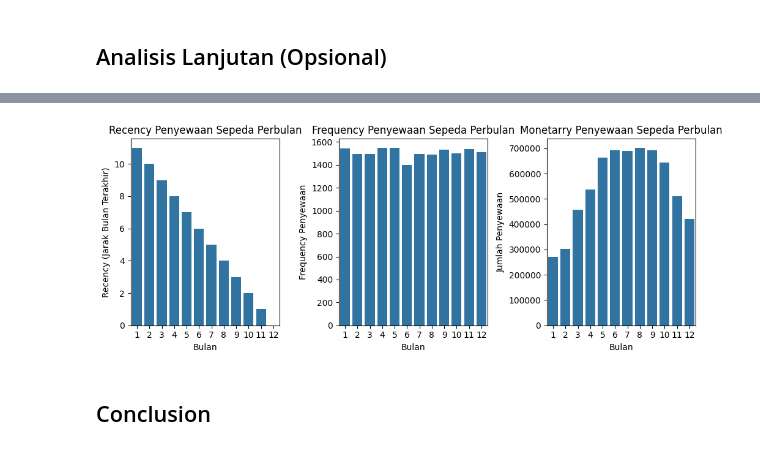
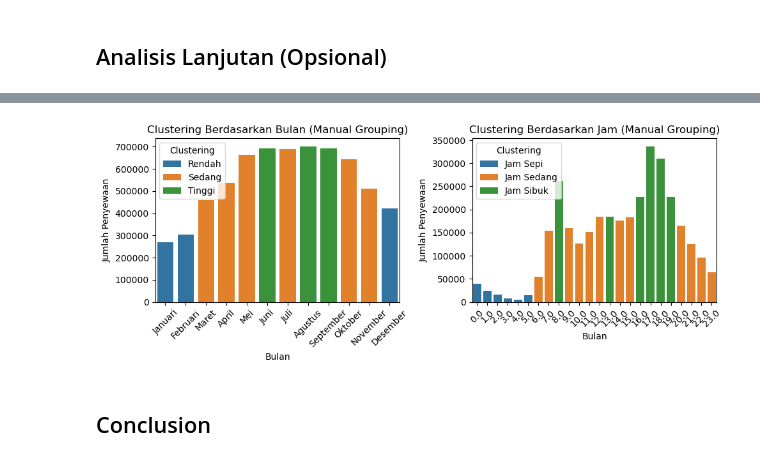
Before and after one commit to ferhatmuhamad/submission-analyst, a Jupyter notebook: notebook.ipynb, the cells around one changed output, grey strips where cells are left out. Cells and saved outputs as stored; diff of their text form; code cells hidden in the pictures.

Commit message:
Update revision from RFM to Clustering

```diff
--- a/notebook.ipynb
+++ b/notebook.ipynb
@@ -392,27 +416,24 @@ Passing `palette` without assigning `hue` is deprecated and will be removed in v
 # %%
 # Analisis Gabungan RFM
 
-fig, axs = plt.subplots(nrows=1, ncols=3, figsize=(10, 4))
+fig, axs = plt.subplots(nrows=1, ncols=2, figsize=(10, 4))
 
-sns.barplot(x='mnth', y='Recency', data=monthly_rentals, ax=axs[0])
-axs[0].set_title("Recency Penyewaan Sepeda Perbulan")
+sns.barplot(x='mnth', y='cnt', hue='Clustering', data=monthly_rentals, ax=axs[0])
+axs[0].set_title("Clustering Berdasarkan Bulan (Manual Grouping)")
 axs[0].set_xlabel("Bulan")
-axs[0].set_ylabel("Recency (Jarak Bulan Terakhir)")
+axs[0].set_ylabel("Jumlah Penyewaan")
+axs[0].tick_params(axis='x', rotation=45)
 
-sns.barplot(x="mnth", y="Frequency", data=monthly_rentals, ax=axs[1])
-axs[1].set_title("Frequency Penyewaan Sepeda Perbulan")
+sns.barplot(x="hr", y="cnt", hue='Clustering', data=hourly_rentals, ax=axs[1])
+axs[1].set_title("Clustering Berdasarkan Jam (Manual Grouping)")
 axs[1].set_xlabel("Bulan")
-axs[1].set_ylabel("Frequency Penyewaan")
-
-sns.barplot(x="mnth", y="Monetary", data=monthly_rentals, ax=axs[2])
-axs[2].set_title("Monetarry Penyewaan Sepeda Perbulan")
-axs[2].set_xlabel("Bulan")
-axs[2].set_ylabel("Jumlah Penyewaan")
+axs[1].set_ylabel("Jumlah Penyewaan")
+axs[1].tick_params(axis='x', rotation=45)
 
 plt.tight_layout()
 plt.show()
 # %% [output]
-[figure, old version]
+[figure, new version]
 # %%
 main_data_df.to_csv("main_data.csv", index=False)
 # %% [markdown]
```
Also changed, not shown: parts of 20 cells of this notebook, 1 other file.
